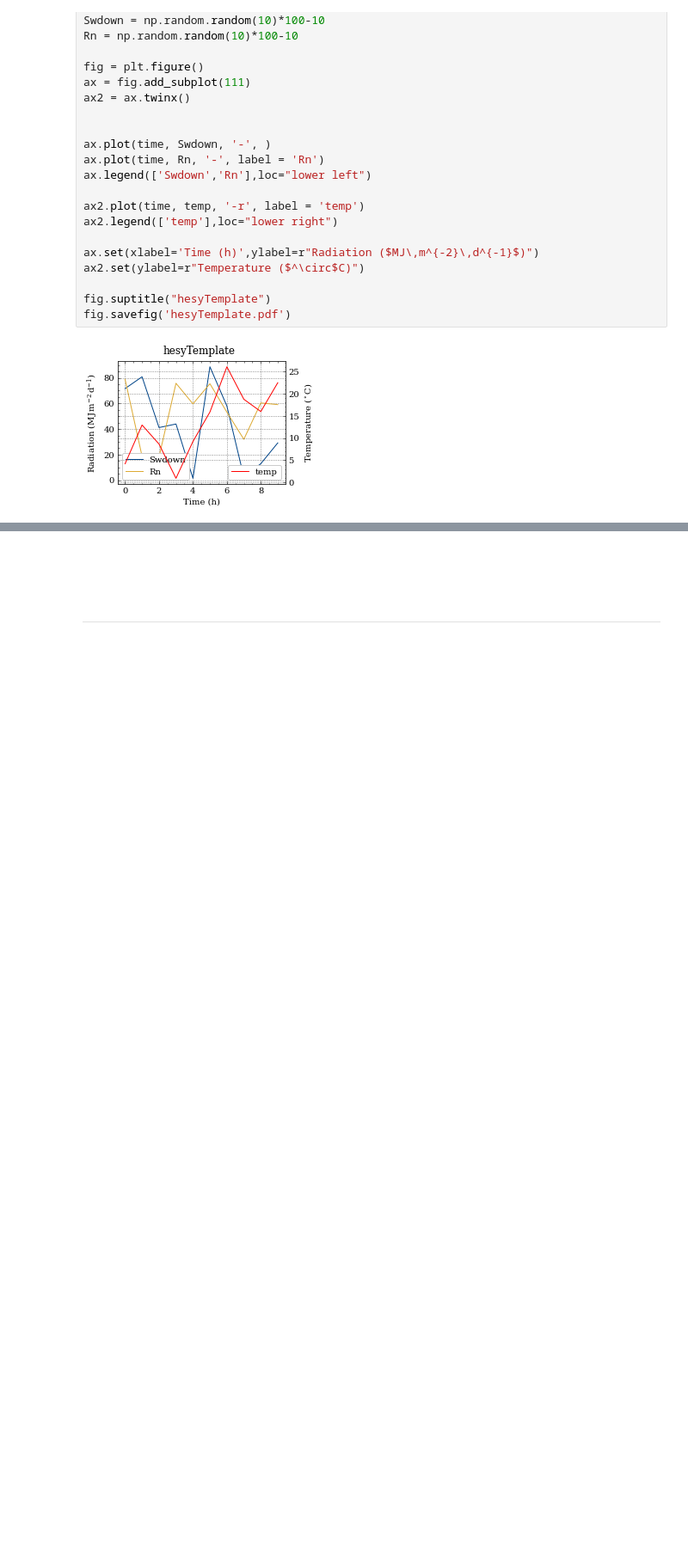
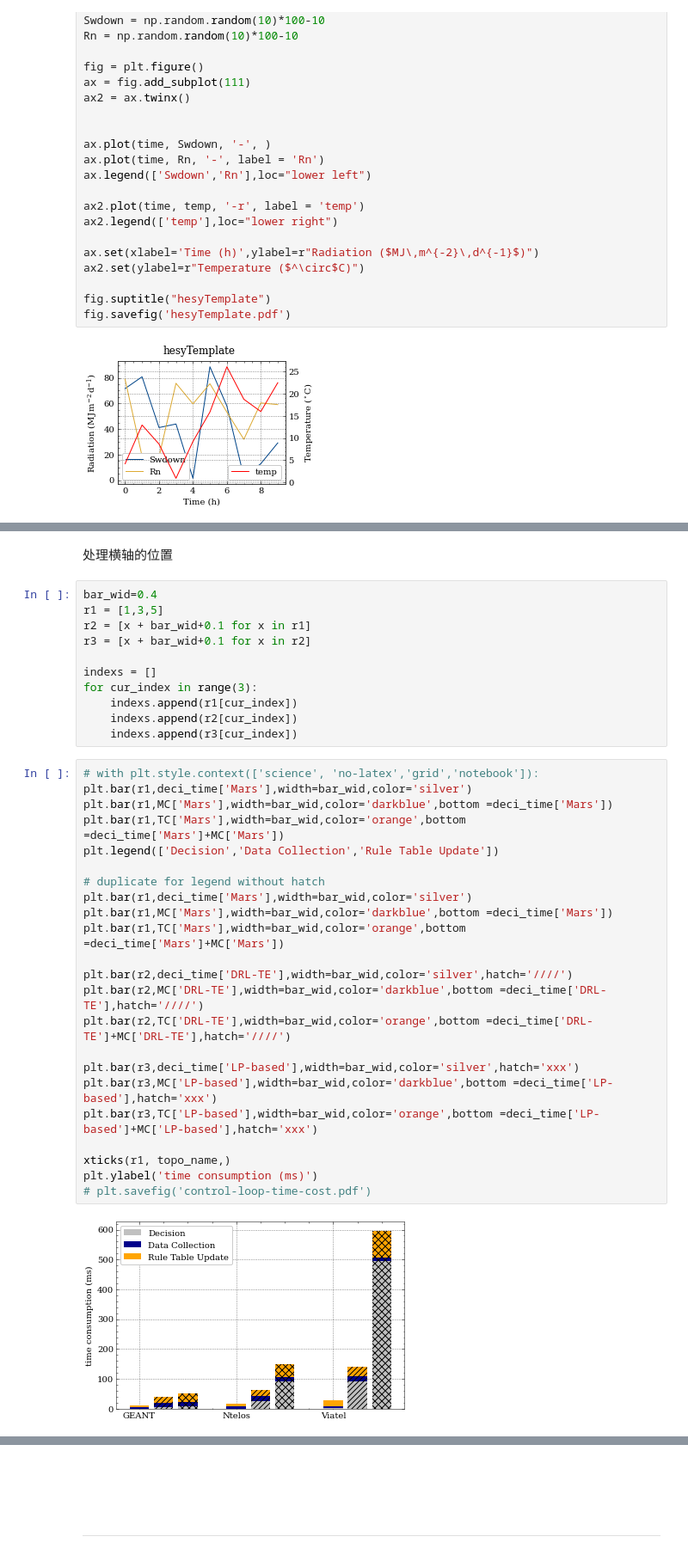
Before and after one commit to hexi519/CodesSnippets, a Jupyter notebook: pythonDemo/demo-JupyterConfig,Matplotlib.ipynb.ipynb, the cells around one changed output, grey strips where cells are left out. Shown at 86% size. Saved outputs shown, nothing was run; the diff lists cells and outputs as text; blank space fills up the shorter version.

```diff
--- a/pythonDemo/demo-JupyterConfig,Matplotlib.ipynb.ipynb
+++ b/pythonDemo/demo-JupyterConfig,Matplotlib.ipynb.ipynb
@@ -169,0 +201,38 @@ fig.savefig('hesyTemplate.pdf')
+# %% [markdown]
+处理横轴的位置
+# %%
+bar_wid=0.4
+r1 = [1,3,5]
+r2 = [x + bar_wid+0.1 for x in r1]
+r3 = [x + bar_wid+0.1 for x in r2]
+
+indexs = []
+for cur_index in range(3):
+    indexs.append(r1[cur_index])
+    indexs.append(r2[cur_index])
+    indexs.append(r3[cur_index])
+# %%
+# with plt.style.context(['science', 'no-latex','grid','notebook']):
+plt.bar(r1,deci_time['Mars'],width=bar_wid,color='silver')
+plt.bar(r1,MC['Mars'],width=bar_wid,color='darkblue',bottom =deci_time['Mars'])
+plt.bar(r1,TC['Mars'],width=bar_wid,color='orange',bottom =deci_time['Mars']+MC['Mars'])
+plt.legend(['Decision','Data Collection','Rule Table Update'])
+
+# duplicate for legend without hatch
+plt.bar(r1,deci_time['Mars'],width=bar_wid,color='silver')
+plt.bar(r1,MC['Mars'],width=bar_wid,color='darkblue',bottom =deci_time['Mars'])
+plt.bar(r1,TC['Mars'],width=bar_wid,color='orange',bottom =deci_time['Mars']+MC['Mars'])
+
+plt.bar(r2,deci_time['DRL-TE'],width=bar_wid,color='silver',hatch='////')
+plt.bar(r2,MC['DRL-TE'],width=bar_wid,color='darkblue',bottom =deci_time['DRL-TE'],hatch='////')
+plt.bar(r2,TC['DRL-TE'],width=bar_wid,color='orange',bottom =deci_time['DRL-TE']+MC['DRL-TE'],hatch='////')
+
+plt.bar(r3,deci_time['LP-based'],width=bar_wid,color='silver',hatch='xxx')
+plt.bar(r3,MC['LP-based'],width=bar_wid,color='darkblue',bottom =deci_time['LP-based'],hatch='xxx')
+plt.bar(r3,TC['LP-based'],width=bar_wid,color='orange',bottom =deci_time['LP-based']+MC['LP-based'],hatch='xxx')
+
+xticks(r1, topo_name,)
+plt.ylabel('time consumption (ms)')
+# plt.savefig('control-loop-time-cost.pdf')
+# %% [output]
+[figure, added]
```
Also changed, not shown: parts of 5 cells of this notebook.
